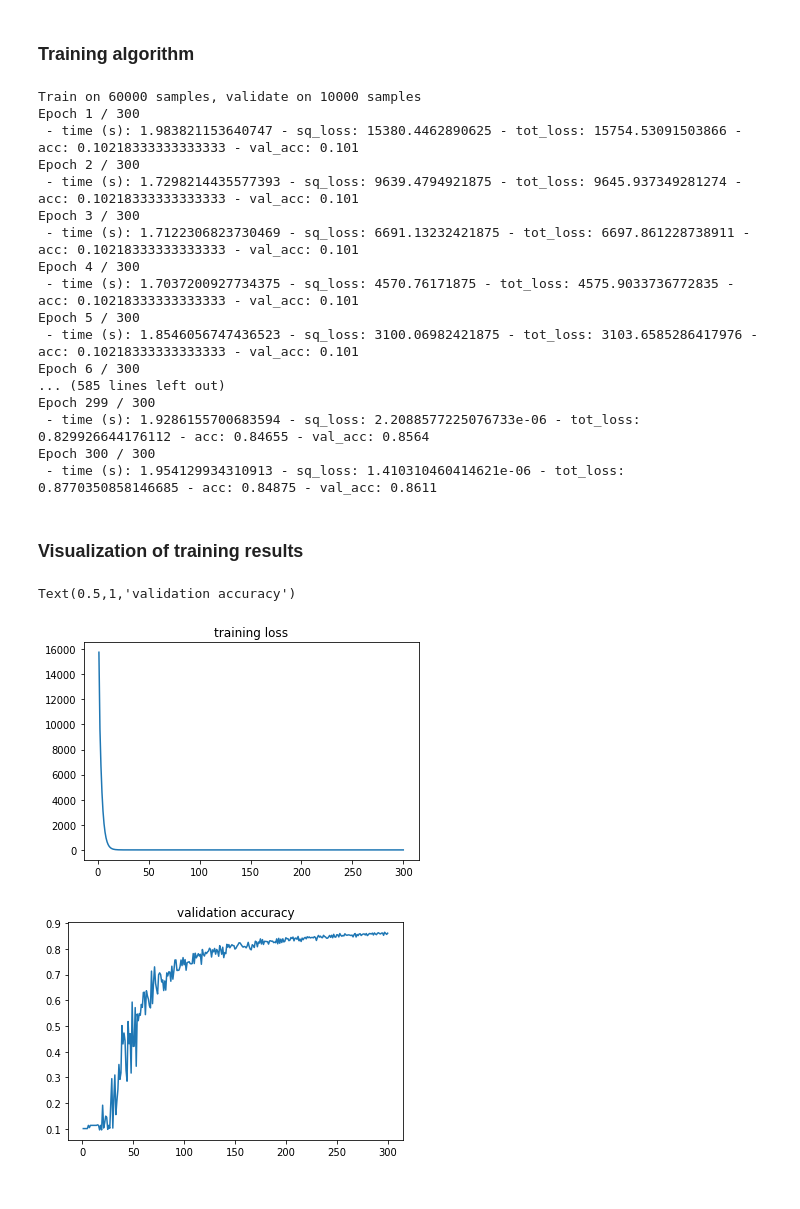
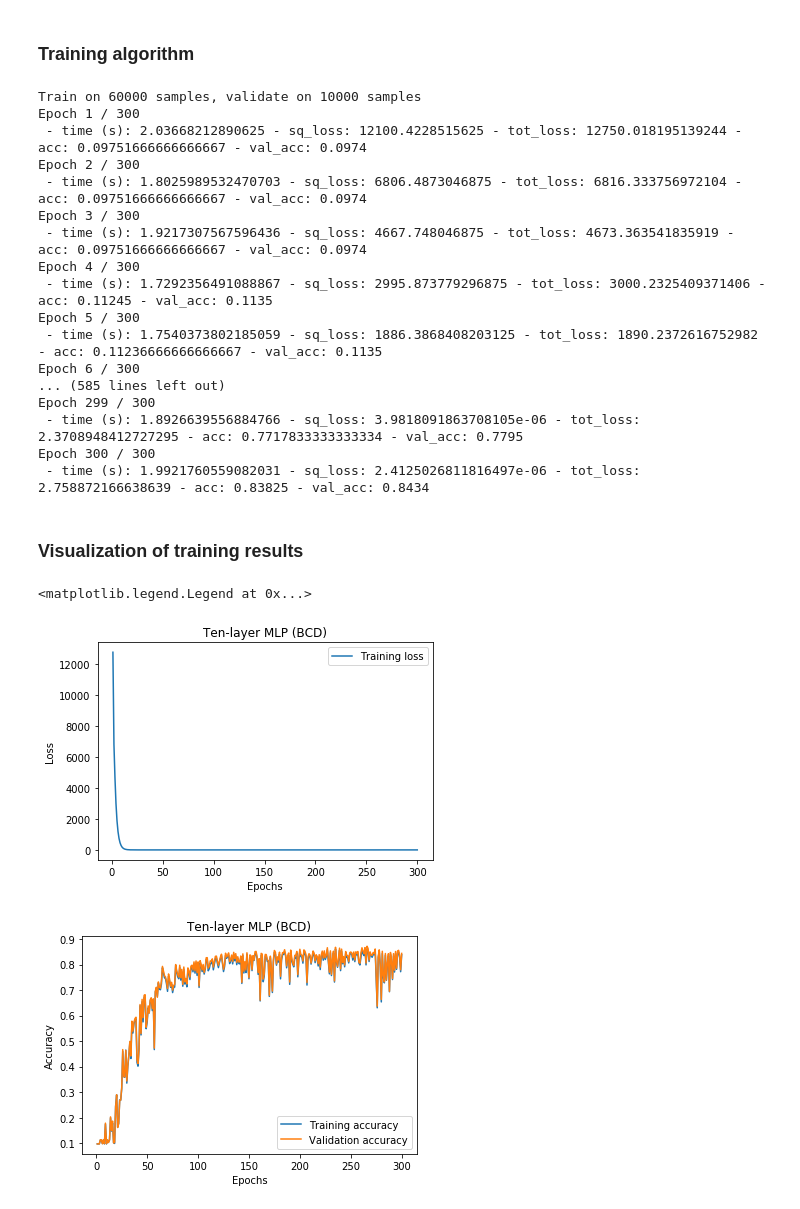
Before and after one commit to timlautk/BCD-for-DNNs-PyTorch, a Jupyter notebook: bcd_dnn_mlp_mnist_deep.ipynb, the cells around one changed output. Saved outputs shown, nothing was run; the diff lists cells and outputs as text; code cells hidden in the pictures.

```diff
--- a/bcd_dnn_mlp_mnist_deep.ipynb
+++ b/bcd_dnn_mlp_mnist_deep.ipynb
@@ -91,7 +94,7 @@ def feed_forward(weight, bias, activation, dim = N):
 # %% [markdown]
 ### Define functions for updating blocks
 # %%
-def updateV_js(U1,U2,W,b,rho,gamma):
+def updateV(U1,U2,W,b,rho,gamma):
     _, d = W.size()
     I = torch.eye(d, device=device)
     U1 = nn.ReLU()(U1)
@@ -100,7 +103,7 @@ def updateV_js(U1,U2,W,b,rho,gamma):
                      rho*torch.mm(torch.t(W),U2-b.repeat(1,col_U2)) + gamma*U1)
     return Vstar
 # %%
-def updateWb_js(U, V, W, b, alpha, rho):
+def updateWb(U, V, W, b, alpha, rho):
     d,N = V.size()
     I = torch.eye(d, device=device)
     _, col_U = U.size()
@@ -140,9 +134,9 @@ alpha = 1
 # %%
 def block_update(Wn, bn, Wn_1, bn_1, Vn, Un, Vn_1, Un_1, Vn_2, dn_1, alpha = alpha, gamma = gamma, rho = rho, dim = N):
     # update W(n) and b(n)
-    Wn, bn = updateWb_js(Un, Vn_1, Wn, bn, alpha, rho)
+    Wn, bn = updateWb(Un, Vn_1, Wn, bn, alpha, rho)
     # update V(n-1)
-    Vn_1 = updateV_js(Un_1, Un, Wn, bn, rho, gamma)
+    Vn_1 = updateV(Un_1, Un, Wn, bn, rho, gamma)
     # update U(n-1)
     Un_1 = relu_prox(Vn_1, (rho*torch.addmm(bn_1.repeat(1,dim), Wn_1, Vn_2) + \
                             alpha*Un_1)/(rho + alpha), (rho + alpha)/gamma, dn_1, dim)
@@ -213,13 +197,7 @@ time1 = np.empty(niter)
 print('Train on', N, 'samples, validate on', N_test, 'samples')
 for k in range(niter):
     start = time.time()
-    '''
-    # update V4
-    V4 = (y_one_hot + gamma*U4 + alpha*V4)/(1 + gamma + alpha)
 
-    # update U4
-    U4 = (gamma*V4 + rho*(torch.mm(W4,V3) + b4.repeat(1,N)))/(gamma + rho)
-    '''
     # update V11
     V11 = (y_one_hot + gamma*U11 + alpha*V11)/(1 + gamma + alpha)
 
@@ -257,7 +235,7 @@ for k in range(niter):
     W2, b2, V1, U1 = block_update(W2, b2, W1, b1, V2, U2, V1, U1, x_train, d1)
 
     # update W1 and b1
-    W1, b1 = updateWb_js(U1, x_train, W1, b1, alpha, rho)
+    W1, b1 = updateWb(U1, x_train, W1, b1, alpha, rho)
 
     # compute updated training activations
     _, a1_train = feed_forward(W1, b1, x_train)
@@ -294,7 +272,6 @@ for k in range(niter):
 
     # compute training loss
     loss1[k] = gamma/2*torch.pow(torch.dist(V11,y_one_hot,2),2).cpu().numpy()
-    # loss1[k] = gamma/2*torch.pow(torch.dist(V4,y_one_hot,2),2).cpu().numpy()
     loss2[k] = loss1[k] \
     + compute_loss(W1, b1, x_train, U1) \
     + compute_loss(W2, b2, V1, U2) \
@@ -328,32 +305,41 @@ for k in range(niter):
 # %% [output]
 Train on 60000 samples, validate on 10000 samples
 Epoch 1 / 300
- - time (s): 1.983821153640747 - sq_loss: 15380.4462890625 - tot_loss: 15754.53091503866 - acc: 0.10218333333333333 - val_acc: 0.101
+ - time (s): 2.03668212890625 - sq_loss: 12100.4228515625 - tot_loss: 12750.018195139244 - acc: 0.09751666666666667 - val_acc: 0.0974
 Epoch 2 / 300
- - time (s): 1.7298214435577393 - sq_loss: 9639.4794921875 - tot_loss: 9645.937349281274 - acc: 0.10218333333333333 - val_acc: 0.101
+ - time (s): 1.8025989532470703 - sq_loss: 6806.4873046875 - tot_loss: 6816.333756972104 - acc: 0.09751666666666667 - val_acc: 0.0974
 Epoch 3 / 300
- - time (s): 1.7122306823730469 - sq_loss: 6691.13232421875 - tot_loss: 6697.861228738911 - acc: 0.10218333333333333 - val_acc: 0.101
+ - time (s): 1.9217307567596436 - sq_loss: 4667.748046875 - tot_loss: 4673.363541835919 - acc: 0.09751666666666667 - val_acc: 0.0974
 Epoch 4 / 300
- - time (s): 1.7037200927734375 - sq_loss: 4570.76171875 - tot_loss: 4575.9033736772835 - acc: 0.10218333333333333 - val_acc: 0.101
+ - time (s): 1.7292356491088867 - sq_loss: 2995.873779296875 - tot_loss: 3000.2325409371406 - acc: 0.11245 - val_acc: 0.1135
 Epoch 5 / 300
- - time (s): 1.8546056747436523 - sq_loss: 3100.06982421875 - tot_loss: 3103.6585286417976 - acc: 0.10218333333333333 - val_acc: 0.101
+ - time (s): 1.7540373802185059 - sq_loss: 1886.3868408203125 - tot_loss: 1890.2372616752982 - acc: 0.11236666666666667 - val_acc: 0.1135
 Epoch 6 / 300
 ... (585 lines left out)
 Epoch 299 / 300
- - time (s): 1.9286155700683594 - sq_loss: 2.2088577225076733e-06 - tot_loss: 0.829926644176112 - acc: 0.84655 - val_acc: 0.8564
+ - time (s): 1.8926639556884766 - sq_loss: 3.9818091863708105e-06 - tot_loss: 2.3708948412727295 - acc: 0.7717833333333334 - val_acc: 0.7795
 Epoch 300 / 300
- - time (s): 1.954129934310913 - sq_loss: 1.410310460414621e-06 - tot_loss: 0.8770350858146685 - acc: 0.84875 - val_acc: 0.8611
+ - time (s): 1.9921760559082031 - sq_loss: 2.4125026811816497e-06 - tot_loss: 2.758872166638639 - acc: 0.83825 - val_acc: 0.8434
 # %% [markdown]
 ### Visualization of training results
-# %%
-plt.figure()
-plt.plot(np.arange(1, niter + 1), loss2)
-plt.title('training loss')
-
-plt.figure()
-plt.plot(np.arange(1, niter + 1), accuracy_test)
-plt.title('validation accuracy')
-# %% [output]
-Text(0.5,1,'validation accuracy')
-[figure, removed]
-[figure, removed]
+# %%
+fig_loss = plt.figure(1)
+plt.plot(np.arange(1, niter + 1), loss2, label='Training loss')
+#plt.plot(np.arange(1, niter + 1), loss4, label='Validation loss')
+plt.title('Ten-layer MLP (BCD)')
+plt.xlabel('Epochs')
+plt.ylabel('Loss')
+plt.legend()
+
+# Plot of Accuracies
+fig_accuracy = plt.figure(2)
+plt.plot(np.arange(1, niter + 1), accuracy_train, label='Training accuracy', linewidth=1.5)
+plt.plot(np.arange(1, niter + 1), accuracy_test, label='Validation accuracy', linewidth=1.5)
+plt.title('Ten-layer MLP (BCD)')
+plt.xlabel('Epochs')
+plt.ylabel('Accuracy')
+plt.legend()
+# %% [output]
+<matplotlib.legend.Legend at 0x...>
+[figure, added]
+[figure, added]
```
Also changed, not shown: parts of 7 cells of this notebook.
